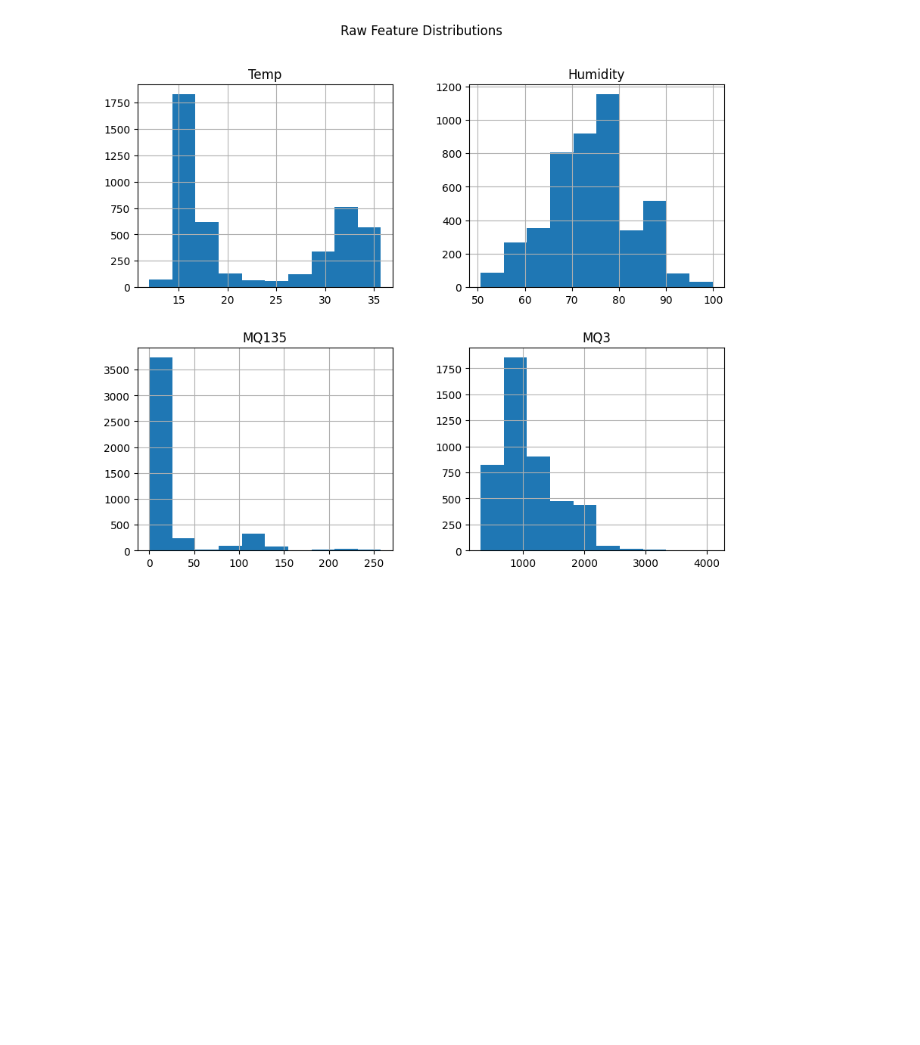
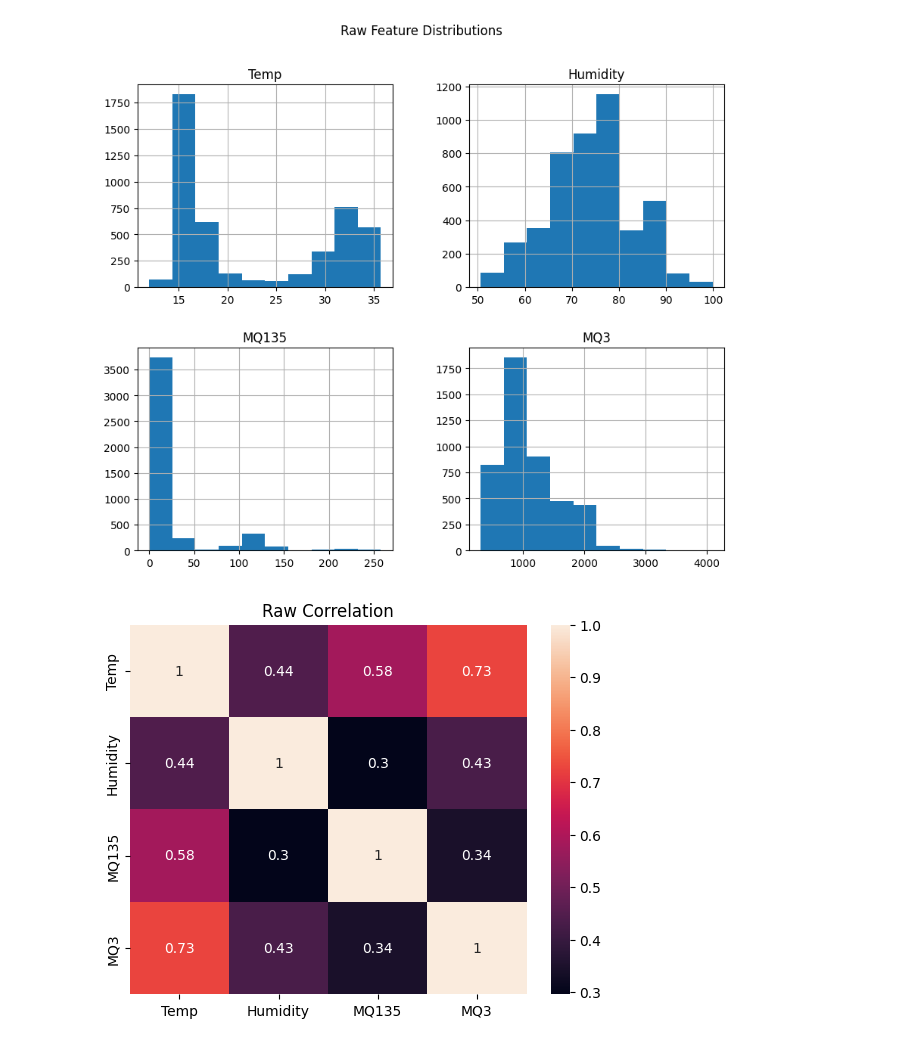
Before and after one commit to SiyumiJayawardhane/freshsense-imagemodel, a Jupyter notebook: Food_Spoilage_Detection.ipynb, the cells around one changed output. Drawn from its saved outputs; the diff is of its cells as text; code cells hidden in the pictures; blank space fills up the shorter version.

```diff
--- a/Food_Spoilage_Detection.ipynb
+++ b/Food_Spoilage_Detection.ipynb
@@ -162,3 +162,13 @@ plt.suptitle("Raw Feature Distributions")
 plt.show()
 # %% [output]
 [figure]
+# %%
+# Calculate the correlation matrix for selected numerical features
+# and visualize it using a heatmap for 'Raw Correlation'
+sns.heatmap(df[['Temp','Humidity','MQ135','MQ3']].corr(), annot=True)
+# Set the title of the heatmap
+plt.title("Raw Correlation")
+# Display the plot
+plt.show()
+# %% [output]
+[figure, added]
```
Also changed, not shown: parts of 1 cell of this notebook.
